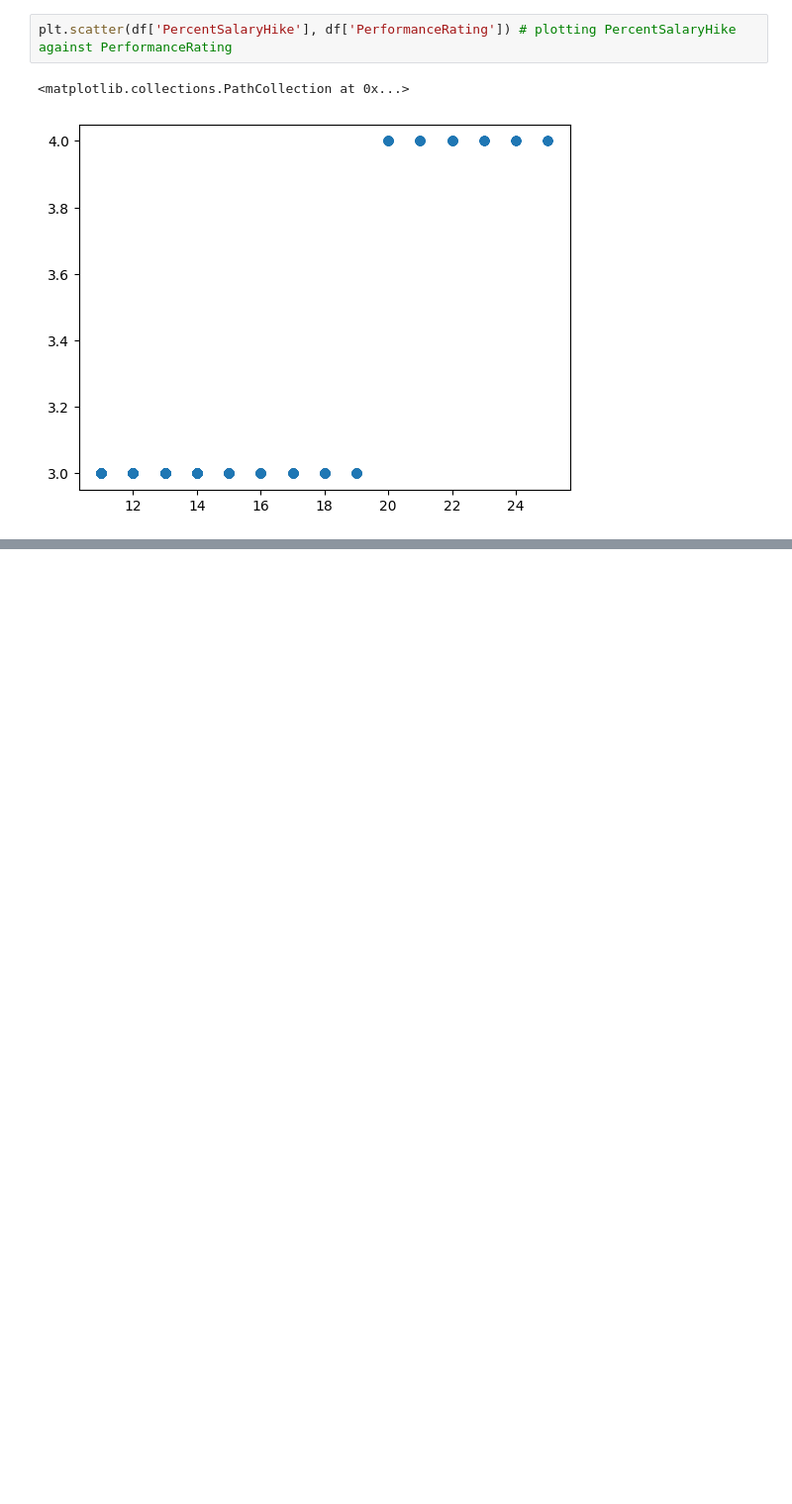
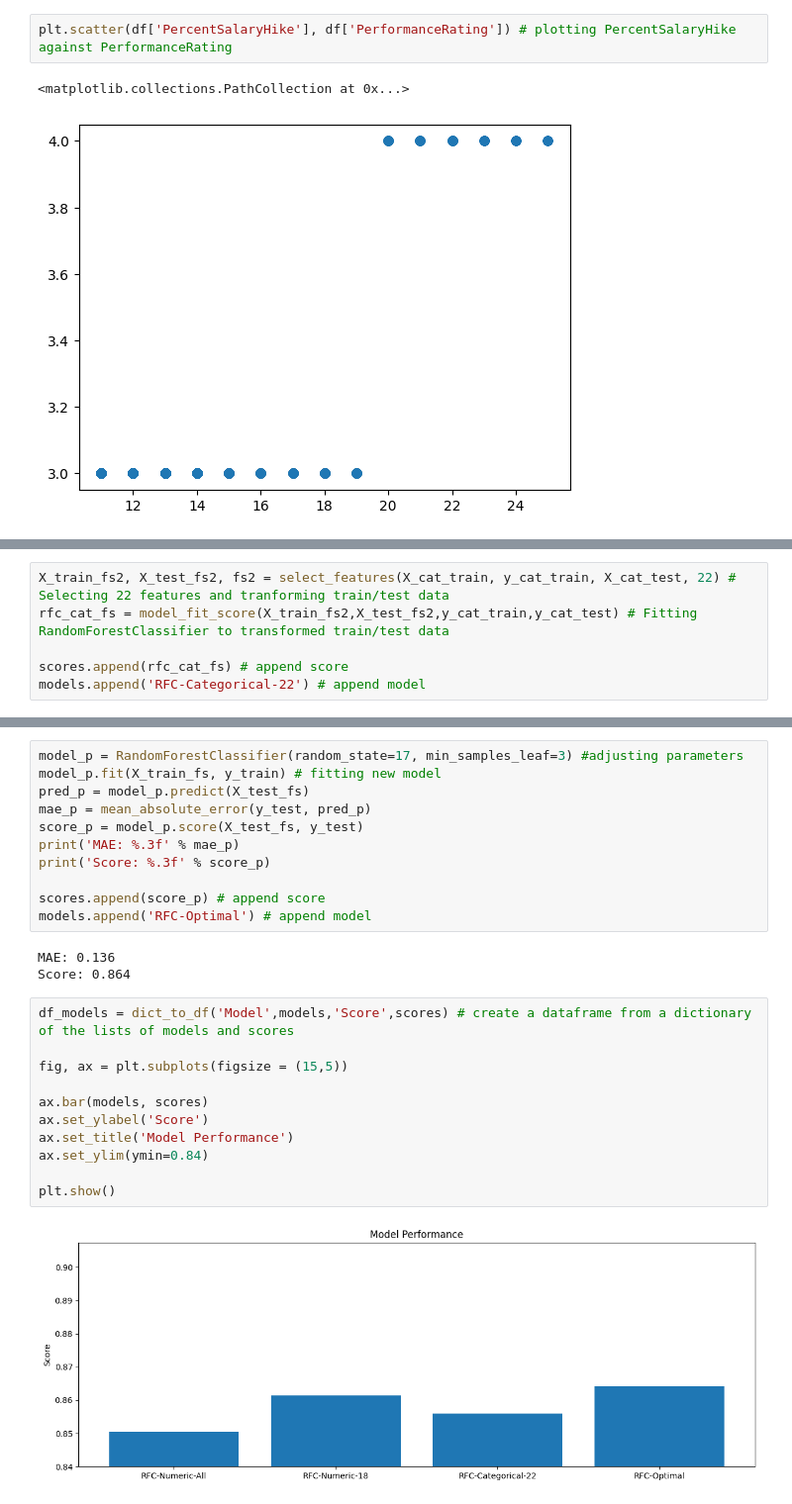
Before and after one commit to ymcgillicuddy/HR-Analytics, a Jupyter notebook: HR Analytics.ipynb, the cells around one changed output, grey strips where cells are left out. Shown at 99% size. Saved outputs shown, nothing was run; the diff lists cells and outputs as text; blank space fills up the shorter version.

```diff
--- a/HR Analytics.ipynb
+++ b/HR Analytics.ipynb
@@ -428,0 +481,6 @@ df.head()
+# %%
+X_train_fs2, X_test_fs2, fs2 = select_features(X_cat_train, y_cat_train, X_cat_test, 22) # Selecting 22 features and tranforming train/test data
+rfc_cat_fs = model_fit_score(X_train_fs2,X_test_fs2,y_cat_train,y_cat_test) # Fitting RandomForestClassifier to transformed train/test data
+
+scores.append(rfc_cat_fs) # append score
+models.append('RFC-Categorical-22') # append model
@@ -428,0 +513,27 @@ df.head()
+# %%
+model_p = RandomForestClassifier(random_state=17, min_samples_leaf=3) #adjusting parameters
+model_p.fit(X_train_fs, y_train) # fitting new model
+pred_p = model_p.predict(X_test_fs)
+mae_p = mean_absolute_error(y_test, pred_p)
+score_p = model_p.score(X_test_fs, y_test)
+print('MAE: %.3f' % mae_p)
+print('Score: %.3f' % score_p)
+
+scores.append(score_p) # append score
+models.append('RFC-Optimal') # append model
+# %% [output]
+MAE: 0.136
+Score: 0.864
+# %%
+df_models = dict_to_df('Model',models,'Score',scores) # create a dataframe from a dictionary of the lists of models and scores
+
+fig, ax = plt.subplots(figsize = (15,5))
+
+ax.bar(models, scores)
+ax.set_ylabel('Score')
+ax.set_title('Model Performance')
+ax.set_ylim(ymin=0.84)
+
+plt.show()
+# %% [output]
+[figure, added]
```
Also changed, not shown: parts of 64 cells of this notebook, 1 other file.
